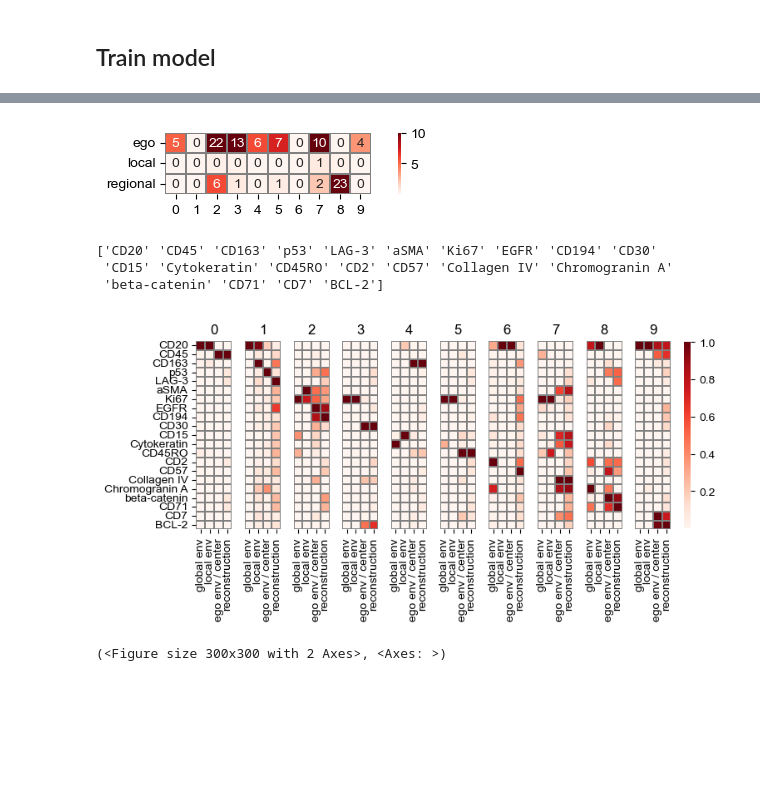
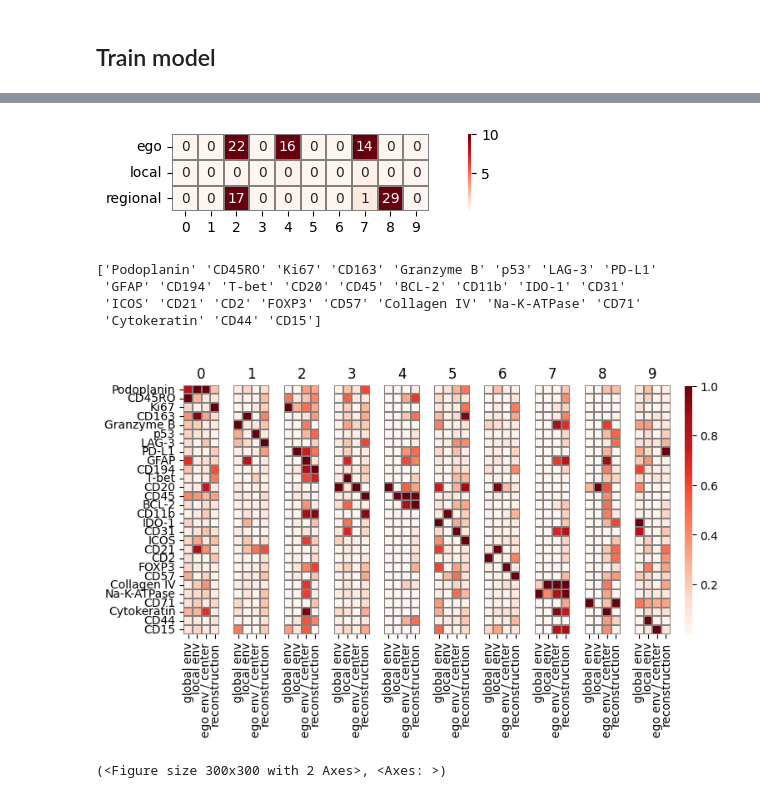
Before and after one commit to SalehiSina/Steamboat_D, a Jupyter notebook: examples/Ex3_crc.ipynb, the cells around one changed output, grey strips where cells are left out. Drawn from its saved outputs; the diff is of its cells as text; code cells hidden in the pictures; blank space fills up the shorter version.

Commit message:
crc train on colab

```diff
--- a/examples/Ex3_crc.ipynb
+++ b/examples/Ex3_crc.ipynb
@@ -30,11 +66,21 @@ else:
 /content/drive/MyDrive/Thesis/Projects/Steamboat_X/examples
 GPU:  Tesla T4
 # %%
-##Laptop
+##Working with Laptop
+import torch
 import os
 import sys
+
+cwd = os.getcwd()
+print(cwd)
+
 sys.path.append("../")
-device = "cuda"
+if torch.cuda.is_available():
+    device = "cuda"
+    print("GPU: ",torch.cuda.get_device_name(0))
+else:
+    device = "cpu"
+    print("Using CPU")
 # %%
 import scanpy as sc
 import squidpy as sq
@@ -50,7 +96,7 @@ import seaborn as sns
 
 plt.rcParams['pdf.fonttype'] = 42
 matplotlib.rcParams['mathtext.fontset'] = 'dejavuserif'
-matplotlib.rcParams['font.family'] = 'arial'
+matplotlib.rcParams['font.family'] = 'DejaVu Sans'
 # %%
 import importlib
 import steamboat as sf
@@ -273,7 +317,7 @@ Steamboat(
 # %%
 ##Working with Colab
 if True:
-  torch.save(model.state_dict(), 'saved_models/crc_codex_new.pth')
+  torch.save(model.state_dict(), 'saved_models/crc_codex_new_colab_1.pth')
 else:
   model.load_state_dict(torch.load('saved_models/crc_codex_new.pth', weights_only=True), strict=False)
 # %%
@@ -285,17 +329,18 @@ else:
 # %%
 sf.tools.calc_obs(adatas, dataset, model, get_recon=False)
 # %%
-head_weights = sf.tools.calc_head_weights(adatas, model)
+head_weights = sf.tools.calc_head_weights(device, adatas, model)
 sf.tools.plot_head_weights(head_weights)
 # %% [output]
-[figure, old version]
+[figure, new version]
 # %%
 sf.tools.plot_all_transforms(model, top=1)
 # %% [output]
-['CD20' 'CD45' 'CD163' 'p53' 'LAG-3' 'aSMA' 'Ki67' 'EGFR' 'CD194' 'CD30'
- 'CD15' 'Cytokeratin' 'CD45RO' 'CD2' 'CD57' 'Collagen IV' 'Chromogranin A'
- 'beta-catenin' 'CD71' 'CD7' 'BCL-2']
+['Podoplanin' 'CD45RO' 'Ki67' 'CD163' 'Granzyme B' 'p53' 'LAG-3' 'PD-L1'
+ 'GFAP' 'CD194' 'T-bet' 'CD20' 'CD45' 'BCL-2' 'CD11b' 'IDO-1' 'CD31'
+ 'ICOS' 'CD21' 'CD2' 'FOXP3' 'CD57' 'Collagen IV' 'Na-K-ATPase' 'CD71'
+ 'Cytokeratin' 'CD44' 'CD15']
-[figure, old version]
+[figure, new version]
 # %%
 # T cells (CD3+)
 # cytotoxic T cells (CD3+CD8+)
```
Also changed, not shown: parts of 4 cells of this notebook, 3 other files.
